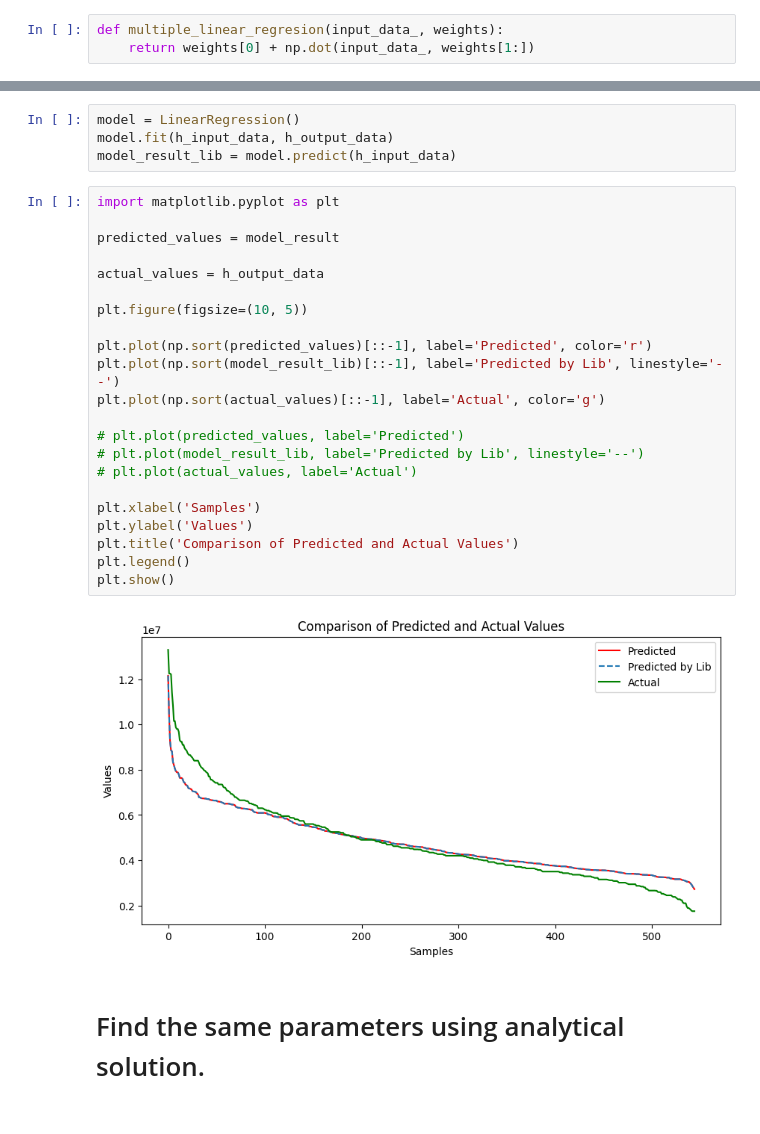
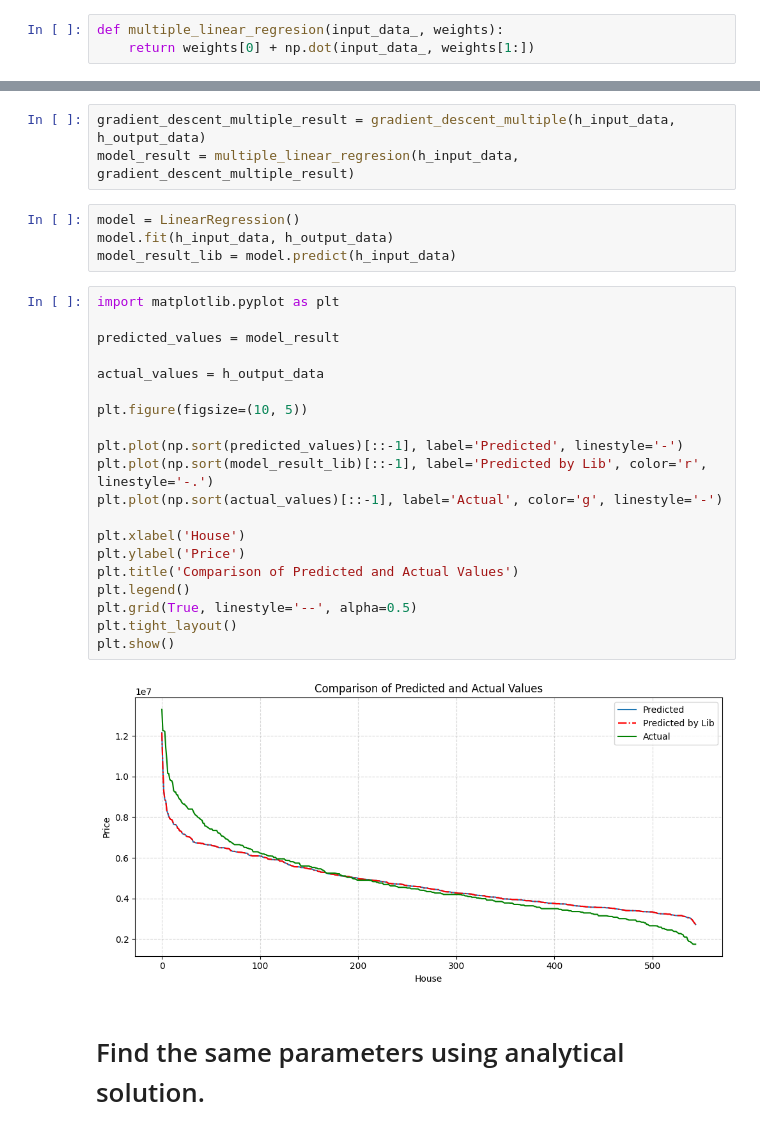
Before and after one commit to yehorkalchenko81/Classical-Machine-Learning, a Jupyter notebook: Module_6_HW.ipynb, the cells around one changed output, grey strips where cells are left out. Cells and saved outputs as stored; diff of their text form.

```diff
--- a/Module_6_HW.ipynb
+++ b/Module_6_HW.ipynb
@@ -105,3 +102,6 @@ model_result = multiple_linear_regresion(h_input_data, gradient_descent_multiple
+# %%
+gradient_descent_multiple_result = gradient_descent_multiple(h_input_data, h_output_data)
+model_result = multiple_linear_regresion(h_input_data, gradient_descent_multiple_result)
 # %%
 model = LinearRegression()
 model.fit(h_input_data, h_output_data)
@@ -109,27 +109,25 @@ model_result_lib = model.predict(h_input_data)
 # %%
 import matplotlib.pyplot as plt
 
 predicted_values = model_result
 
 actual_values = h_output_data
 
 plt.figure(figsize=(10, 5))
 
-plt.plot(np.sort(predicted_values)[::-1], label='Predicted', color='r')
-plt.plot(np.sort(model_result_lib)[::-1], label='Predicted by Lib', linestyle='--')
-plt.plot(np.sort(actual_values)[::-1], label='Actual', color='g')
+plt.plot(np.sort(predicted_values)[::-1], label='Predicted', linestyle='-')
+plt.plot(np.sort(model_result_lib)[::-1], label='Predicted by Lib', color='r', linestyle='-.')
+plt.plot(np.sort(actual_values)[::-1], label='Actual', color='g', linestyle='-')
 
-# plt.plot(predicted_values, label='Predicted')
-# plt.plot(model_result_lib, label='Predicted by Lib', linestyle='--')
-# plt.plot(actual_values, label='Actual')
-
-plt.xlabel('Samples')
-plt.ylabel('Values')
+plt.xlabel('House')
+plt.ylabel('Price')
 plt.title('Comparison of Predicted and Actual Values')
 plt.legend()
+plt.grid(True, linestyle='--', alpha=0.5)
+plt.tight_layout()
 plt.show()
 # %% [output]
-[figure, old version]
+[figure, new version]
 # %% [markdown]
 # Find the same parameters using analytical solution.
 # %%
```
Also changed, not shown: parts of 4 cells of this notebook.
